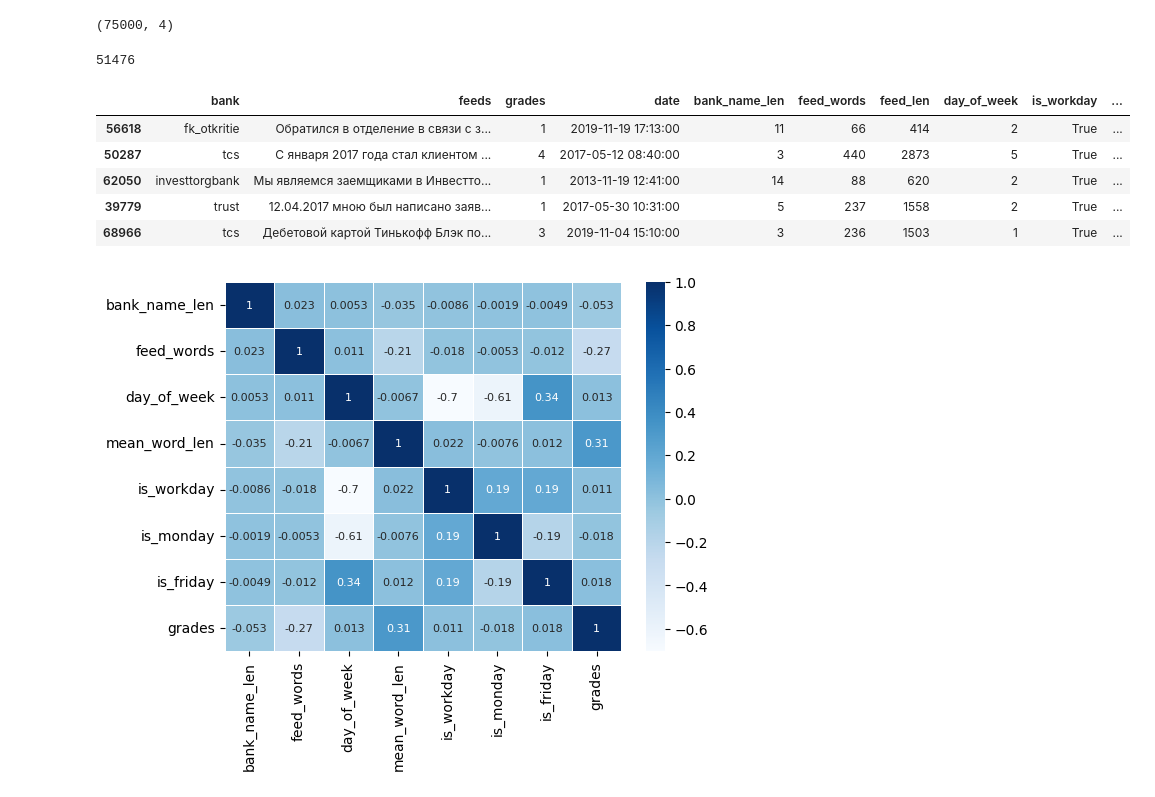
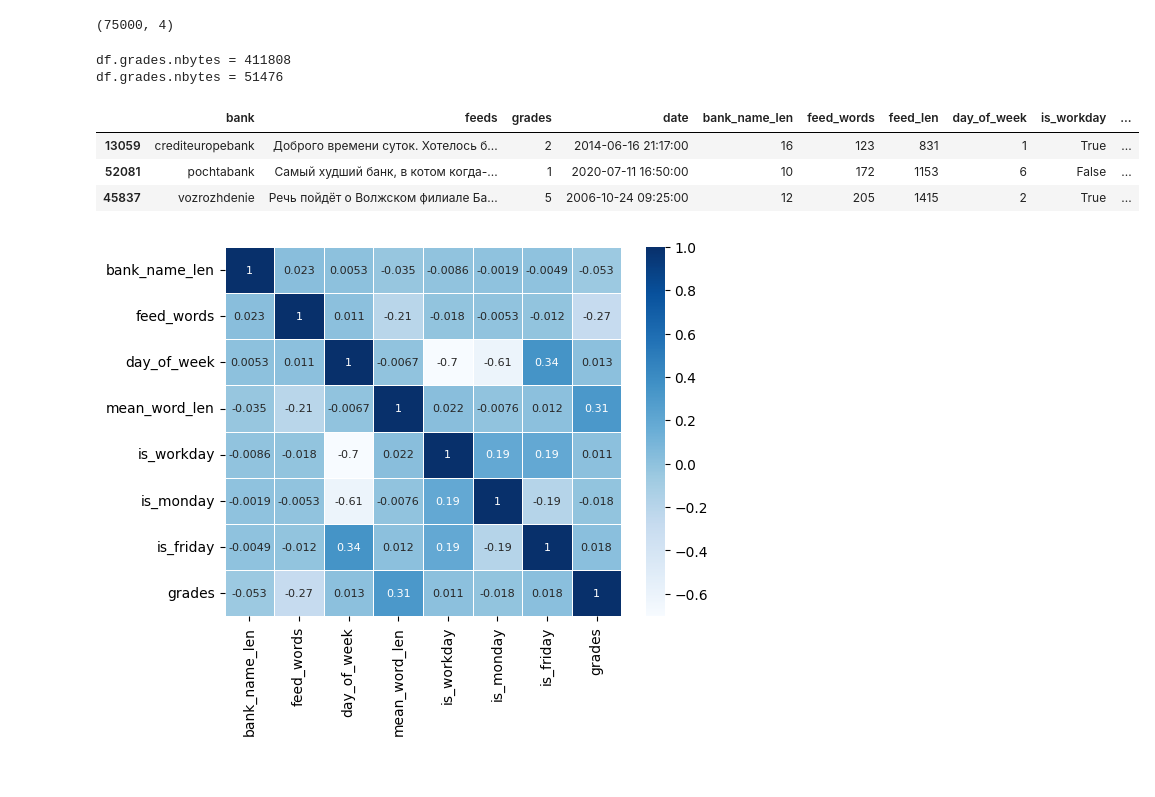
Before and after one commit to cucumberian/step_first_steps_in_nlp_5_kaggle_basic, a Jupyter notebook: my-basic.ipynb, the cells around one changed output. Saved outputs shown, nothing was run; the diff lists cells and outputs as text; code cells hidden in the pictures.

```diff
--- a/my-basic.ipynb
+++ b/my-basic.ipynb
@@ -31,43 +40,46 @@ df.shape
 # %%
 # удаляю все строки из обучающих данных, в которых нет оценки
 
-na_indexes = df[df.grades.isna()].index
-df.drop(index=na_indexes, inplace=True)
+df.dropna(inplace=True)
-# %%
-df.grades = df.grades.astype(np.int8)
-df.grades.nbytes
-# %% [output]
-51476
+# %%
+# изменяю тип колонки `grades` на тип int8
+
+print(f"{df.grades.nbytes = }")
+df = df.astype({'grades': np.int8},)
+print(f"{df.grades.nbytes = }")
+# %% [output]
+df.grades.nbytes = 411808
+df.grades.nbytes = 51476
 # %%
+# создаю новые признаки на основе имеющихся данных
+
 import datetime
 
 df.date = df.date.apply(lambda i: datetime.datetime.strptime(i, '%d.%m.%Y %H:%M'))
 df['bank_name_len'] = df.bank.apply(lambda i: len(i))
 df['feed_words'] = df.feeds.apply(lambda i: i.split().__len__())
 df['feed_len'] = df.feeds.apply(lambda i: len(i))
 df['day_of_week'] = df.date.apply(lambda i: i.isoweekday())
 df['is_workday'] = df.day_of_week < 6
 df['is_friday'] = df.day_of_week == 5
 df['is_monday'] = df.day_of_week == 1
 
 # для тестового датасета
 test_df.date = test_df.date.apply(lambda i: datetime.datetime.strptime(i, '%d.%m.%Y %H:%M'))
 test_df['bank_name_len'] = test_df.bank.apply(lambda i: len(i))
 test_df['feed_words'] = test_df.feeds.apply(lambda i: i.split().__len__())
 test_df['feed_len'] = test_df.feeds.apply(lambda i: len(i))
 test_df['day_of_week'] = test_df.date.apply(lambda i: i.isoweekday())
 test_df['is_workday'] = test_df.day_of_week < 6
 test_df['is_friday'] = test_df.day_of_week == 5
 test_df['is_monday'] = test_df.day_of_week == 1
 
-df.sample(5)
+df.sample(3)
 # %% [output]
 |  | bank | feeds | grades | date | bank_name_len | feed_words | feed_len | day_of_week | is_workday | ... |
-| 56618 | fk_otkritie | Обратился в отделение в связи с з... | 1 | 2019-11-19 17:13:00 | 11 | 66 | 414 | 2 | True | ... |
-| 50287 | tcs | С января 2017 года стал клиентом ... | 4 | 2017-05-12 08:40:00 | 3 | 440 | 2873 | 5 | True | ... |
-| 62050 | investtorgbank | Мы являемся заемщиками в Инвестто... | 1 | 2013-11-19 12:41:00 | 14 | 88 | 620 | 2 | True | ... |
-| 39779 | trust | 12.04.2017 мною был написано заяв... | 1 | 2017-05-30 10:31:00 | 5 | 237 | 1558 | 2 | True | ... |
-| 68966 | tcs | Дебетовой картой Тинькофф Блэк по... | 3 | 2019-11-04 15:10:00 | 3 | 236 | 1503 | 1 | True | ... |
+| 13059 | crediteuropebank | Доброго времени суток. Хотелось б... | 2 | 2014-06-16 21:17:00 | 16 | 123 | 831 | 1 | True | ... |
+| 52081 | pochtabank | Самый худший банк, в котом когда-... | 1 | 2020-07-11 16:50:00 | 10 | 172 | 1153 | 6 | False | ... |
+| 45837 | vozrozhdenie | Речь пойдёт о Волжском филиале Ба... | 5 | 2006-10-24 09:25:00 | 12 | 205 | 1415 | 2 | True | ... |
 # %%
 df['mean_word_len'] = df.feeds.apply(lambda x: np.mean([i.__len__() for i in x.split()]))
 df['mean_word_len2'] = df.feed_len / df.feed_words
```
Also changed, not shown: parts of 78 cells of this notebook.
